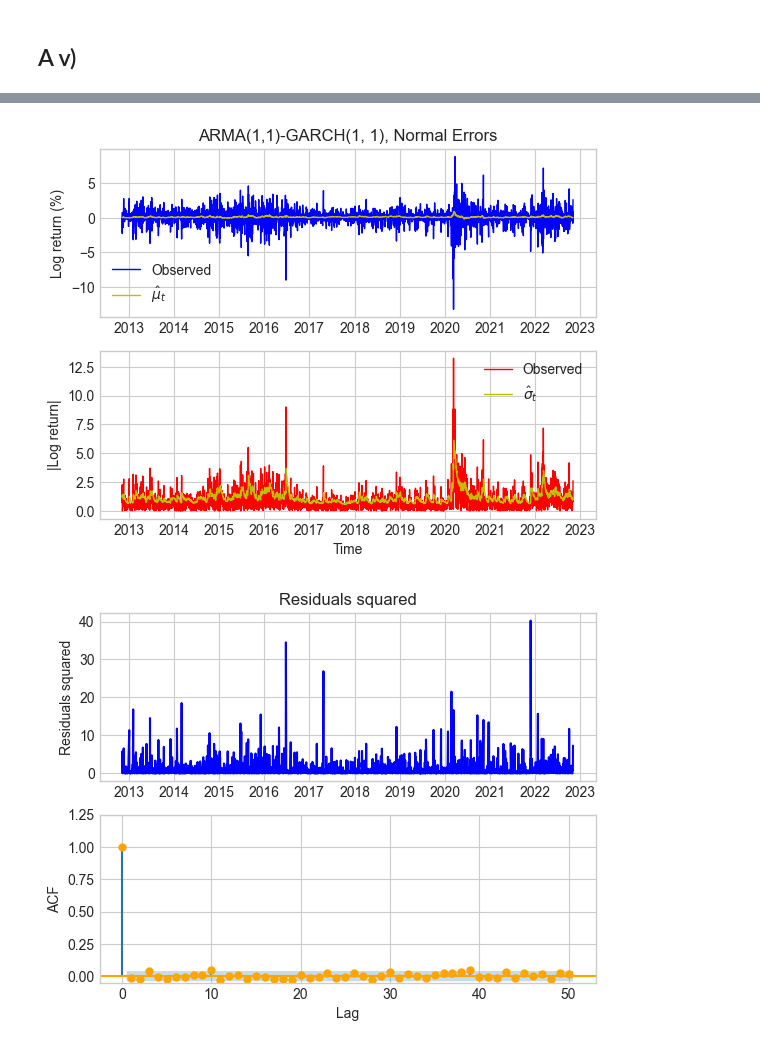
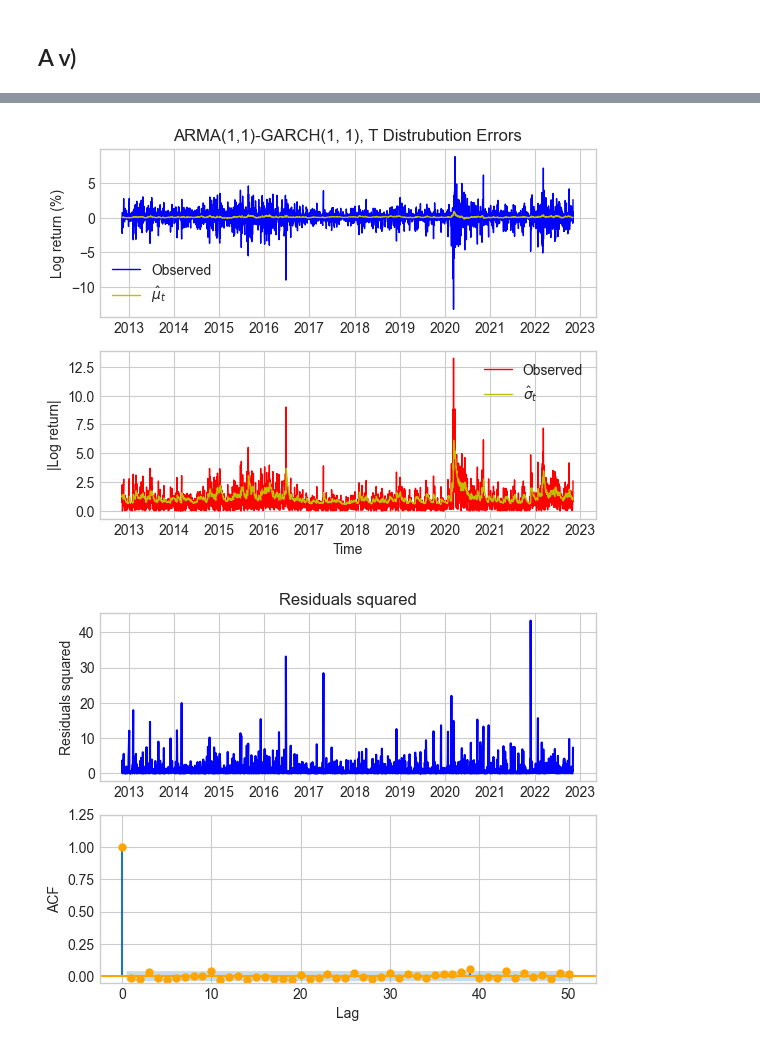
Before and after one commit to georgec123/qrm, a Jupyter notebook: src/q1.ipynb, the cells around one changed output, grey strips where cells are left out. Saved outputs shown, nothing was run; the diff lists cells and outputs as text; code cells hidden in the pictures.

Commit message:
q1 and plots

```diff
--- a/src/q1.ipynb
+++ b/src/q1.ipynb
@@ -282,31 +280,31 @@ std_residuals = (df['log_returns'].dropna() - mu)/np.sqrt(var)
 # %%
 fig, axs = plt.subplots(2,1)
 ax1, ax2 = axs
 
 
 ax2.plot(np.abs(df['log_returns'].dropna()), 'r-', linewidth=1, label='Observed');
 ax2.plot(std, 'y-', linewidth=1, label=r'$\hat{\sigma}_{t}$');
 ax2.set_xlabel('Time')
 ax2.set_ylabel('|Log return|')
 ax2.legend(prop={'size': 10});
 
 
 ax1.plot(df['log_returns'].dropna(), 'b-', linewidth=1, label='Observed')
 ax1.plot(mu, 'y-', linewidth=1, label=r'$\hat{\mu}_{t}$');
-ax1.set_title("ARMA(1,1)-GARCH(1, 1), Normal Errors")
+ax1.set_title("ARMA(1,1)-GARCH(1, 1), T Distrubution Errors")
 ax1.set_ylabel('Log return (%)')
 ax1.legend(prop={'size': 10});
 plt.savefig('./plots/q1/Q1E1.png');
 plt.show()
 
-plot_acf_graphs(model_fit.std_resid**2, title='Residuals squared')
+plot_acf_graphs(std_residuals**2, title='Residuals squared')
 plt.savefig('./plots/q1/Q1E3.png');
 
 qqplot(std_residuals, dist=t(df=sol_loglikelihood.x[6]))
 plt.savefig('./plots/q1/Q1E4.png')
 # %% [output]
-[figure, old version]
+[figure, new version]
-[figure, old version]
+[figure, new version]
 [figure]
 # %%
 
```
Also changed, not shown: parts of 5 cells of this notebook, 4 other files.
